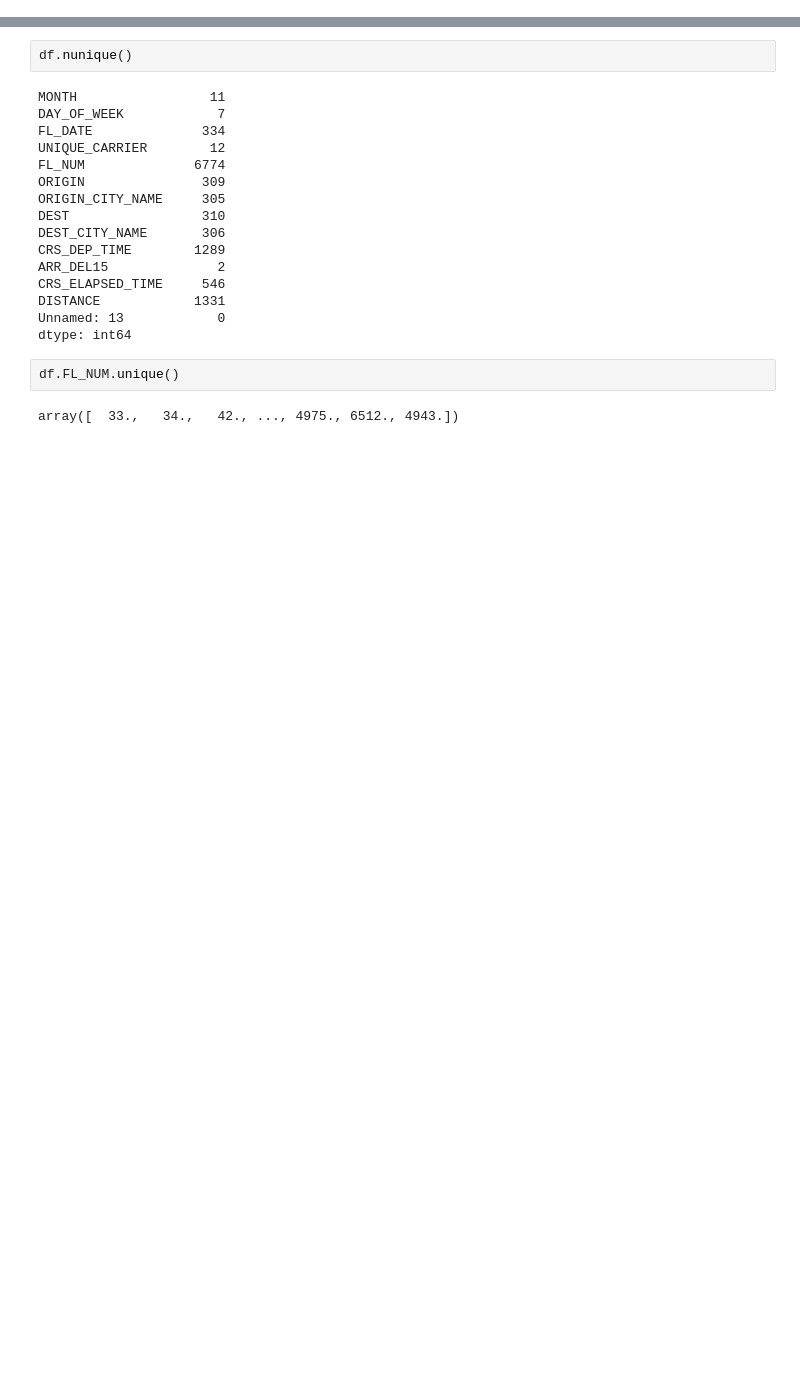
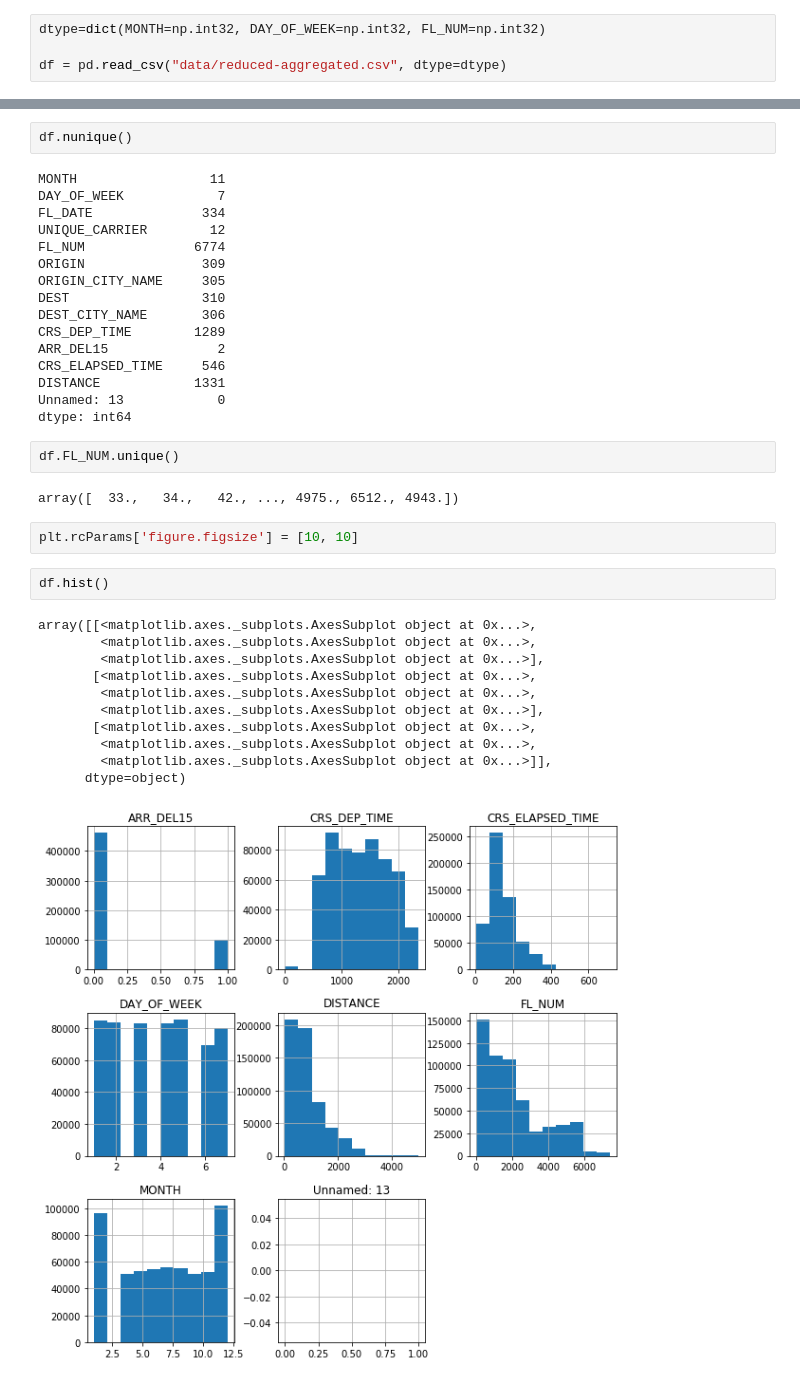
Before and after one commit to jin-sj/cs686_machine_learning, a Jupyter notebook: data_project/flight_delay.ipynb, the cells around one changed output, grey strips where cells are left out. Drawn from its saved outputs; the diff is of its cells as text; blank space fills up the shorter version.

Commit message:
preliminary data cleaning

```diff
--- a/data_project/flight_delay.ipynb
+++ b/data_project/flight_delay.ipynb
@@ -4,0 +6,4 @@ df = pd.read_csv("data/reduced-aggregated.csv")
+# %%
+dtype=dict(MONTH=np.int32, DAY_OF_WEEK=np.int32, FL_NUM=np.int32)
+
+df = pd.read_csv("data/reduced-aggregated.csv", dtype=dtype)
@@ -42,3 +143,19 @@ dtype: int64
 df.FL_NUM.unique()
 # %% [output]
 array([  33.,   34.,   42., ..., 4975., 6512., 4943.])
+# %%
+plt.rcParams['figure.figsize'] = [10, 10]
+# %%
+df.hist()
+# %% [output]
+array([[<matplotlib.axes._subplots.AxesSubplot object at 0x...>,
+        <matplotlib.axes._subplots.AxesSubplot object at 0x...>,
+        <matplotlib.axes._subplots.AxesSubplot object at 0x...>],
+       [<matplotlib.axes._subplots.AxesSubplot object at 0x...>,
+        <matplotlib.axes._subplots.AxesSubplot object at 0x...>,
+        <matplotlib.axes._subplots.AxesSubplot object at 0x...>],
+       [<matplotlib.axes._subplots.AxesSubplot object at 0x...>,
+        <matplotlib.axes._subplots.AxesSubplot object at 0x...>,
+        <matplotlib.axes._subplots.AxesSubplot object at 0x...>]],
+      dtype=object)
+[figure, added]
```
Also changed, not shown: parts of 11 cells of this notebook.
